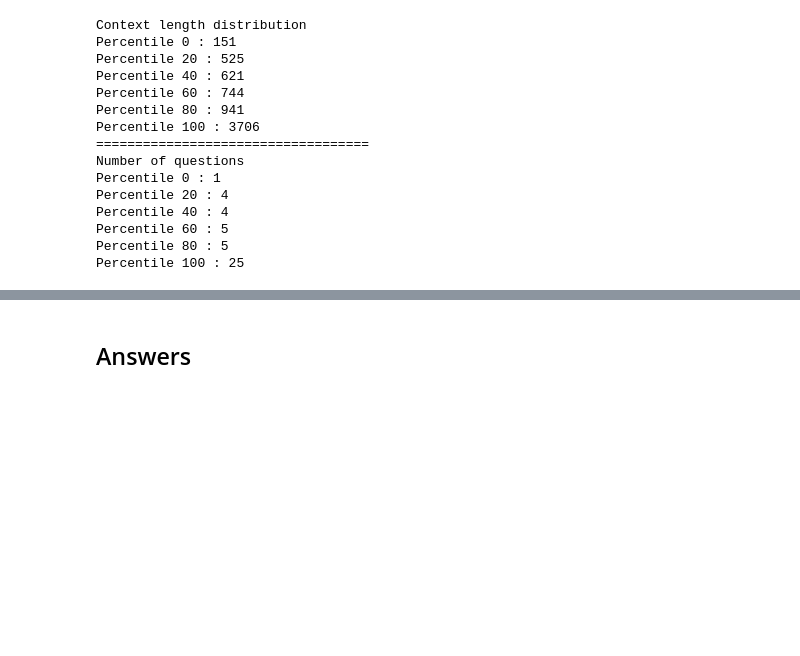
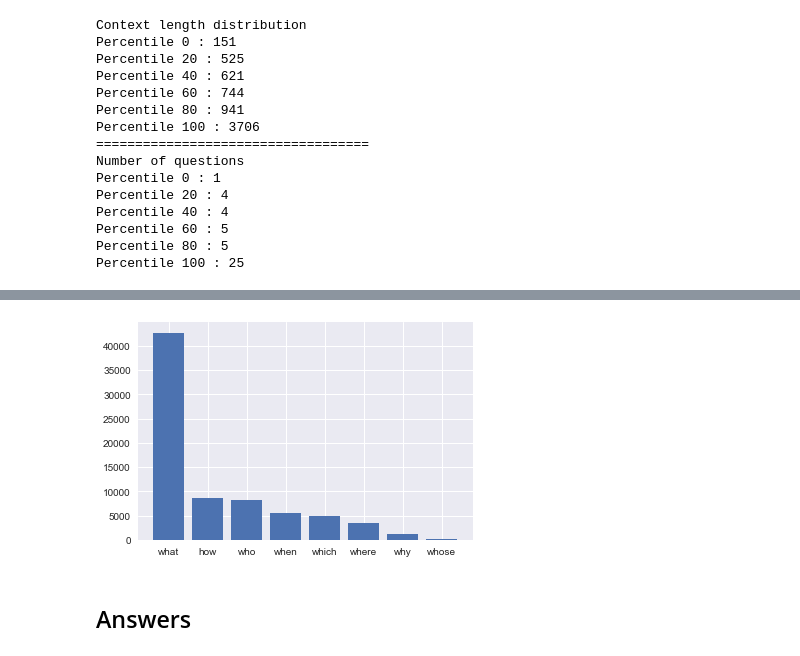
Before and after one commit to vitaliyradchenko/master_question_answering, a Jupyter notebook: notebooks/squad_data_exploration.ipynb, the cells around one changed output, grey strips where cells are left out. Saved outputs shown, nothing was run; the diff lists cells and outputs as text; code cells hidden in the pictures; blank space fills up the shorter version.

```diff
--- a/notebooks/squad_data_exploration.ipynb
+++ b/notebooks/squad_data_exploration.ipynb
@@ -71,3 +93,29 @@ Percentile 100 : 25
+# %%
+question_words = ["where", "who", "when", "what", "why", "whose", "which", "how"]
+first_words = []
+for article in d['data']:
+    for paragraph in article['paragraphs']:
+        for item in paragraph['qas']:
+            for i in range(3):
+                try:
+                    first_words.append(item['question'].lower().split()[i])
+                except:
+                    pass
+
+first_words_dict = Counter(first_words)
+new_dict = {}
+for question in question_words:
+    new_dict[question] = first_words_dict[question]
+
+import operator
+new_dict = sorted(new_dict.items(), key=operator.itemgetter(1), reverse=True)
+
+plt.bar(range(len(question_words)), [j for i, j in new_dict], align='center')
+plt.xticks(range(len(question_words)), [i for i, j in new_dict])
+
+plt.show()
+# %% [output]
+[figure, added]
 # %% [markdown]
 ## Answers
 # %%
```
Also changed, not shown: parts of 6 cells of this notebook.
